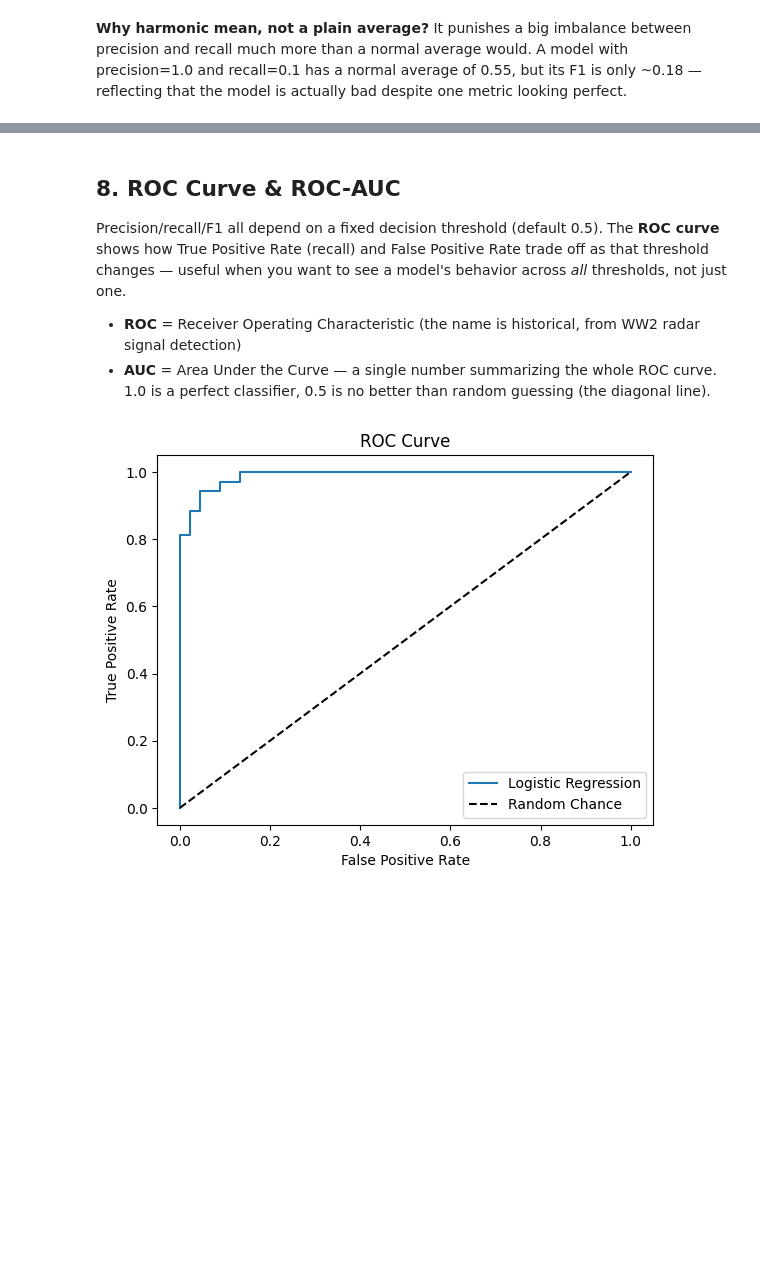
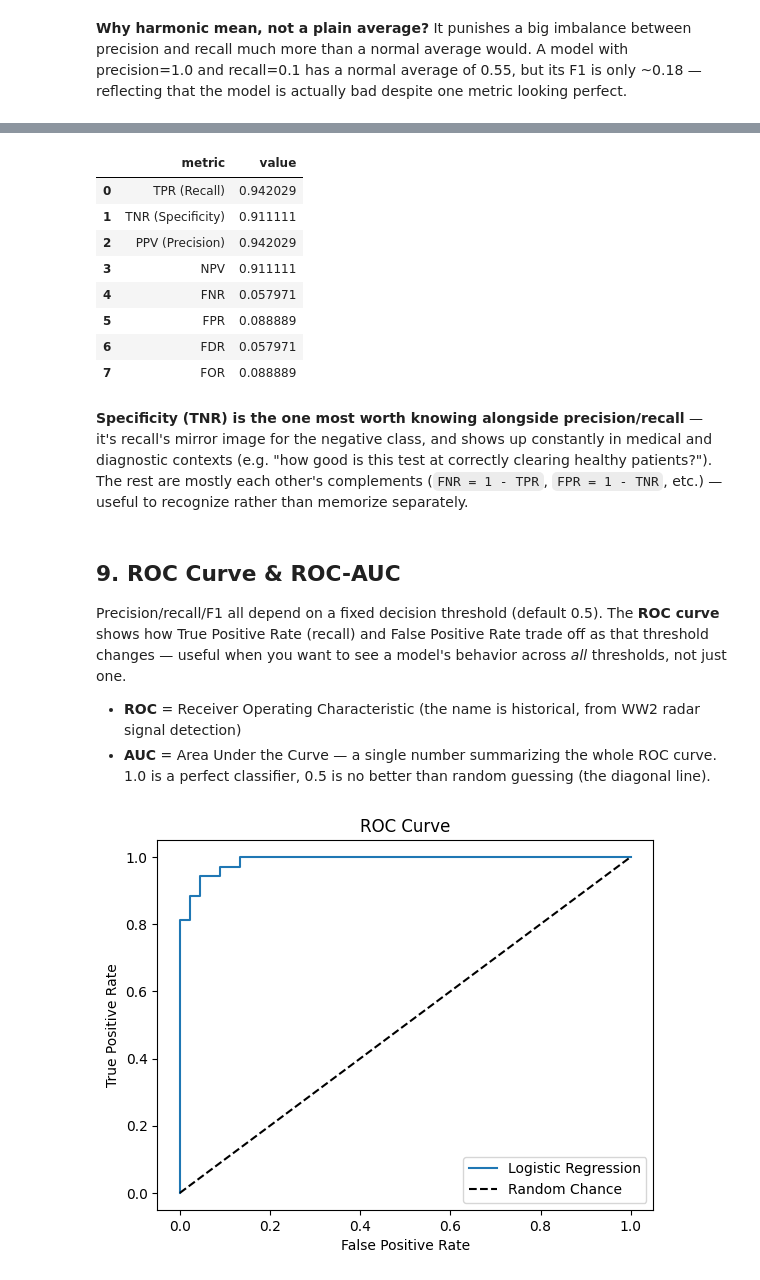
Before and after one commit to Fardin-Khan-tnt/AI-ML-journey, a Jupyter notebook: 02_supervised-learning/03_classification-metrics/01_binary_classification_metrics.ipynb, the cells around one changed output, grey strips where cells are left out. Saved outputs shown, nothing was run; the diff lists cells and outputs as text; code cells hidden in the pictures; blank space fills up the shorter version.

```diff
--- a/02_supervised-learning/03_classification-metrics/01_binary_classification_metrics.ipynb
+++ b/02_supervised-learning/03_classification-metrics/01_binary_classification_metrics.ipynb
@@ -150,5 +165,33 @@ sklearn: 0.9420
+# %%
+TPR = TP / (TP + FN)   # Recall / Sensitivity — same as recall_score above
+TNR = TN / (TN + FP)   # Specificity
+PPV = TP / (TP + FP)   # Precision — same as precision_score above
+NPV = TN / (TN + FN)
+
+FNR = FN / (TP + FN)   # Miss rate
+FPR = FP / (FP + TN)   # Fall-out
+FDR = FP / (TP + FP)   # False discovery rate
+FOR = FN / (TN + FN)   # False omission rate
+
+pd.DataFrame({
+    'metric': ['TPR (Recall)', 'TNR (Specificity)', 'PPV (Precision)', 'NPV',
+               'FNR', 'FPR', 'FDR', 'FOR'],
+    'value': [TPR, TNR, PPV, NPV, FNR, FPR, FDR, FOR]
+})
+# %% [output]
+|  | metric | value |
+| 0 | TPR (Recall) | 0.942029 |
+| 1 | TNR (Specificity) | 0.911111 |
+| 2 | PPV (Precision) | 0.942029 |
+| 3 | NPV | 0.911111 |
+| 4 | FNR | 0.057971 |
+| 5 | FPR | 0.088889 |
+| 6 | FDR | 0.057971 |
+| 7 | FOR | 0.088889 |
+# %% [markdown]
+**Specificity (TNR) is the one most worth knowing alongside precision/recall** — it's recall's mirror image for the negative class, and shows up constantly in medical and diagnostic contexts (e.g. "how good is this test at correctly clearing healthy patients?"). The rest are mostly each other's complements (`FNR = 1 - TPR`, `FPR = 1 - TNR`, etc.) — useful to recognize rather than memorize separately.
 # %% [markdown]
-## 8. ROC Curve & ROC-AUC
+## 9. ROC Curve & ROC-AUC
 
 Precision/recall/F1 all depend on a fixed decision threshold (default 0.5). The **ROC curve** shows how True Positive Rate (recall) and False Positive Rate trade off as that threshold changes — useful when you want to see a model's behavior across *all* thresholds, not just one.
 
```
Also changed, not shown: parts of 2 cells of this notebook.
